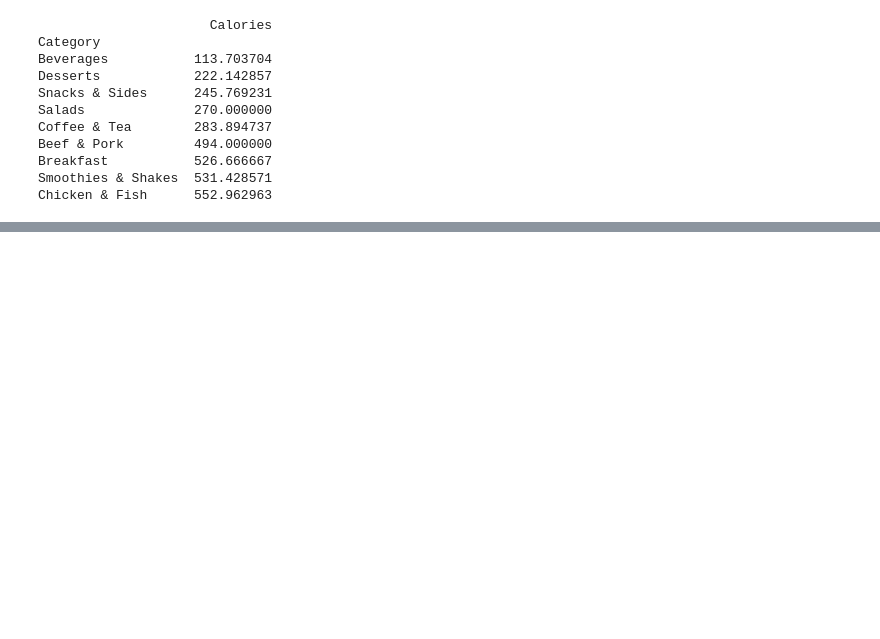
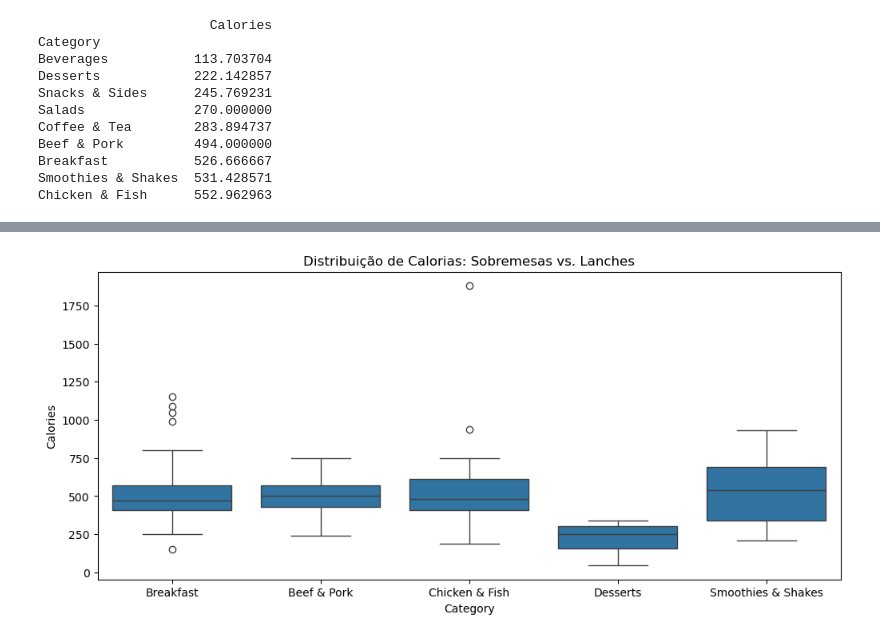
Before and after one commit to eduabichabki/analise-vendas-mcdonalds, a Jupyter notebook: mcdonalds_project.ipynb, the cells around one changed output, grey strips where cells are left out. Saved outputs shown, nothing was run; the diff lists cells and outputs as text; code cells hidden in the pictures; blank space fills up the shorter version.

Commit message:
Entendimento do estudo da sobremesa

```diff
--- a/mcdonalds_project.ipynb
+++ b/mcdonalds_project.ipynb
@@ -77,0 +135,7 @@ plt.show()
+# %%
+plt.figure(figsize=(12, 5))
+sns.boxplot(x='Category', y='Calories', data=df[df['Category'].isin(['Desserts', 'Beef & Pork', 'Chicken & Fish', 'Smoothies & Shakes', 'Breakfast'])])
+plt.title('Distribuição de Calorias: Sobremesas vs. Lanches')
+plt.show()
+# %% [output]
+[figure, added]
```
Also changed, not shown: parts of 11 cells of this notebook.
